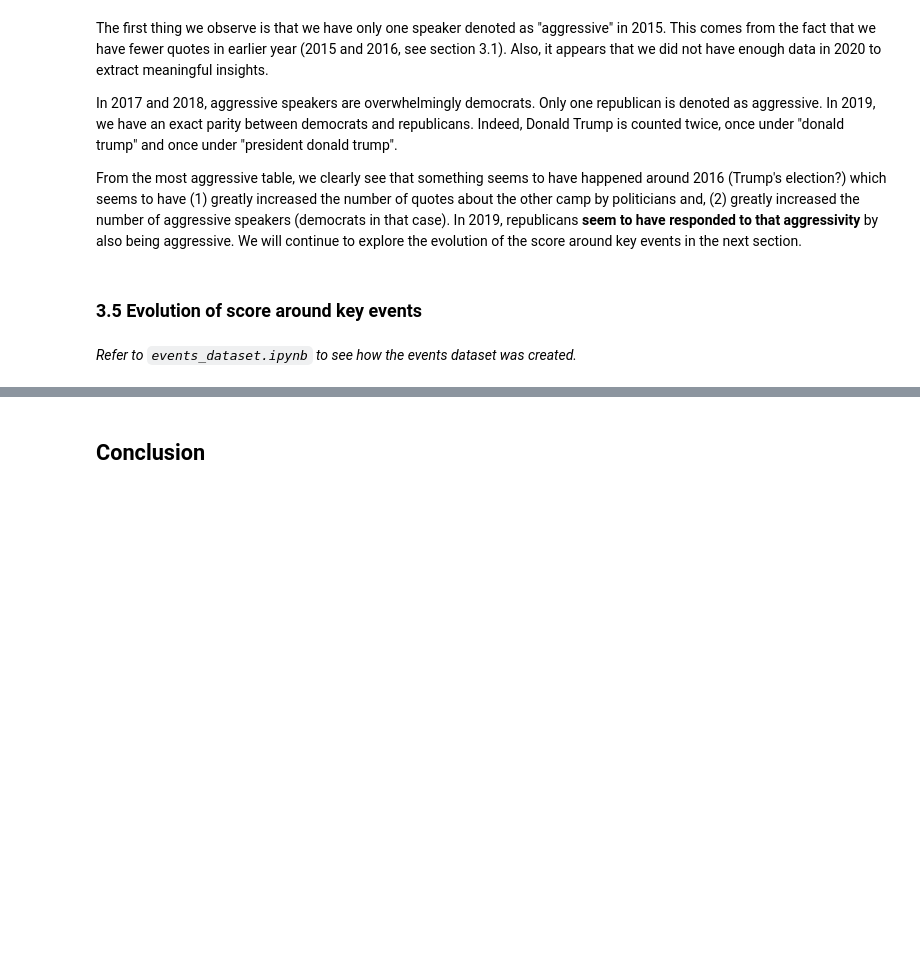
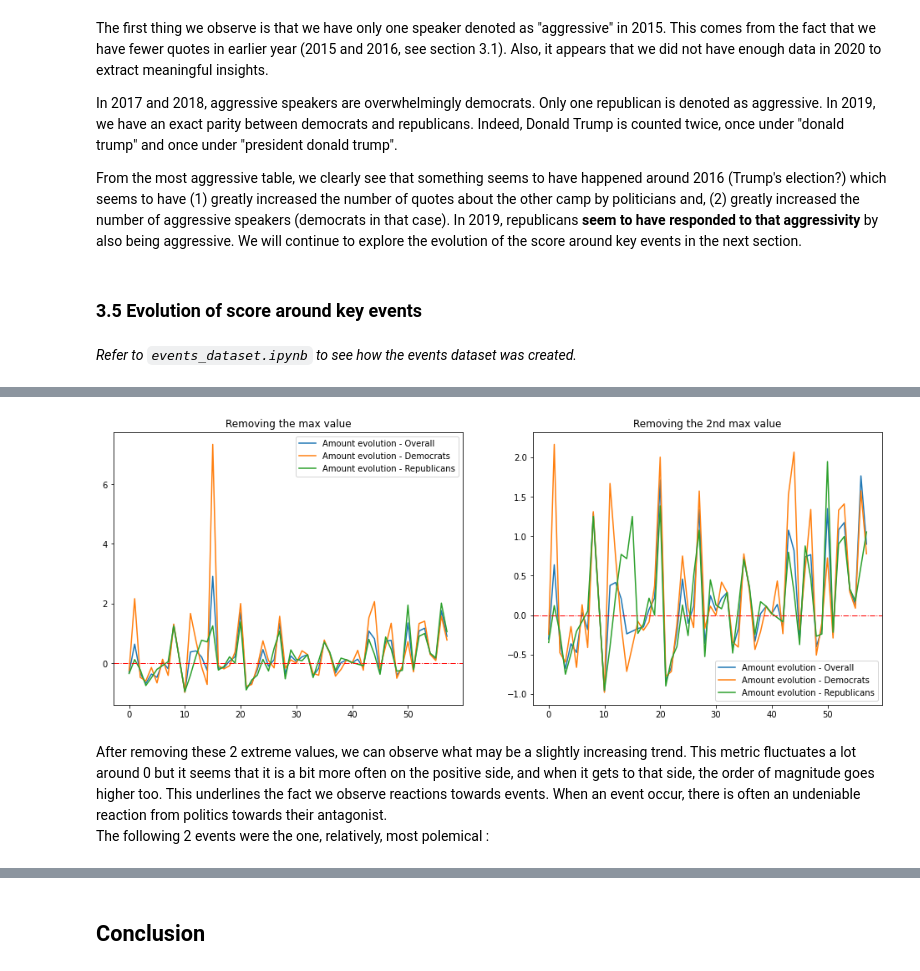
Before and after one commit to epfl-ada/ada-2021-project-apa, a Jupyter notebook: sentiment_eda.ipynb, the cells around one changed output, grey strips where cells are left out. Cells and saved outputs as stored; diff of their text form; code cells hidden in the pictures; blank space fills up the shorter version.

```diff
--- a/sentiment_eda.ipynb
+++ b/sentiment_eda.ipynb
@@ -735,0 +881,25 @@ _Refer to `events_dataset.ipynb` to see how the events dataset was created._
+# %%
+sum_all2 = sum_all.drop(index=sum_all[sum_all['Quotes_num_evol'] == sum_all['Quotes_num_evol'].max()].index)
+sum_dem2 = sum_dem.drop(index=sum_dem[sum_dem['Quotes_num_evol'] == sum_dem['Quotes_num_evol'].max()].index)
+sum_rep2 = sum_rep.drop(index=sum_rep[sum_rep['Quotes_num_evol'] == sum_rep['Quotes_num_evol'].max()].index)
+sum_all3 = sum_all2.drop(index=sum_all2[sum_all2['Quotes_num_evol'] == sum_all2['Quotes_num_evol'].max()].index)
+sum_dem3 = sum_dem2.drop(index=sum_dem2[sum_dem2['Quotes_num_evol'] == sum_dem2['Quotes_num_evol'].max()].index)
+sum_rep3 = sum_rep2.drop(index=sum_rep2[sum_rep2['Quotes_num_evol'] == sum_rep2['Quotes_num_evol'].max()].index)
+fig, axes = plt.subplots(1, 2, figsize=(16.5,6))
+axes[0].plot(sum_all2.iloc[:,8], label=('Amount evolution - Overall'))
+axes[0].plot(sum_dem2.iloc[:,8], label=('Amount evolution - Democrats'))
+axes[0].plot(sum_rep2.iloc[:,8], label=('Amount evolution - Republicans'))
+axes[0].axhline(y=0, color='r', linestyle='-.', linewidth=1)
+axes[0].legend()
+axes[0].set_title('Removing the max value');
+axes[1].plot(sum_all3.iloc[:,8], label=('Amount evolution - Overall'))
+axes[1].plot(sum_dem3.iloc[:,8], label=('Amount evolution - Democrats'))
+axes[1].plot(sum_rep3.iloc[:,8], label=('Amount evolution - Republicans'))
+axes[1].axhline(y=0, color='r', linestyle='-.', linewidth=1)
+axes[1].legend()
+axes[1].set_title('Removing the 2nd max value');
+# %% [output]
+[figure, added]
+# %% [markdown]
+After removing these 2 extreme values, we can observe what may be a slightly increasing trend. This metric fluctuates a lot around 0 but it seems that it is a bit more often on the positive side, and when it gets to that side, the order of magnitude goes higher too. This underlines the fact we observe reactions towards events. When an event occur, there is often an undeniable reaction from politics towards their antagonist. <br>
+The following 2 events were the one, relatively, most polemical :
```
Also changed, not shown: parts of 38 cells of this notebook.
